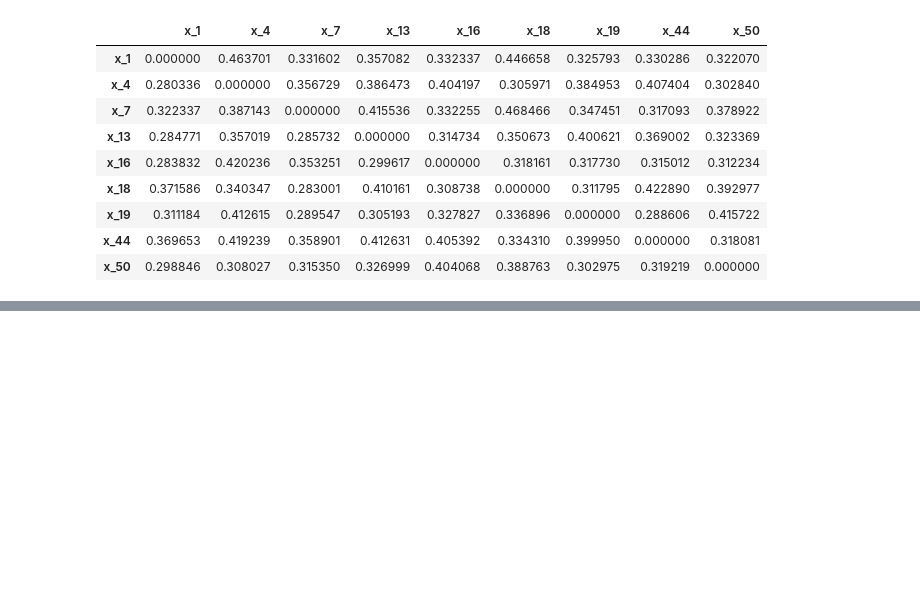
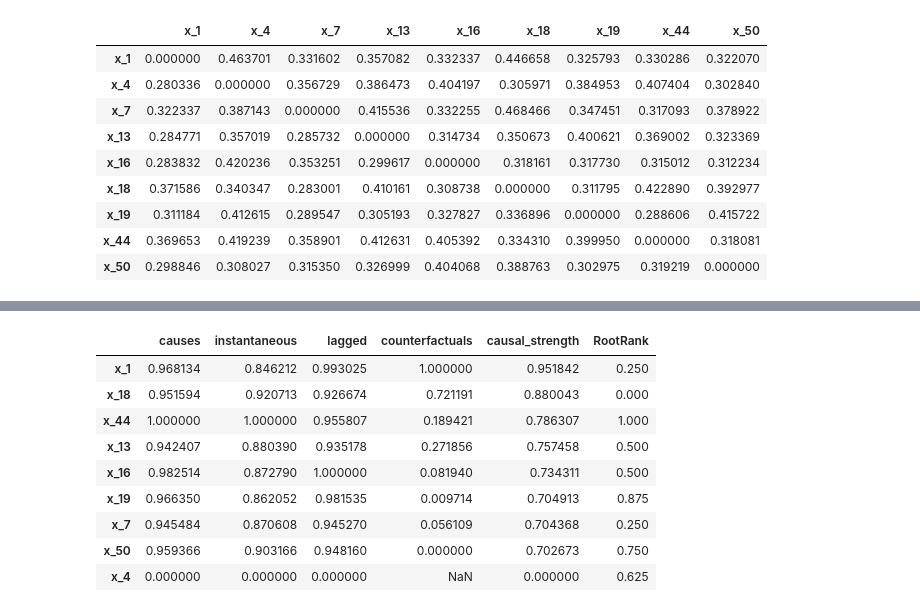
Before and after one commit to lowhornj/CARAT_CI, a Jupyter notebook: src/tennessee_eastman_idv1.ipynb, the cells around one changed output, grey strips where cells are left out. Saved outputs shown, nothing was run; the diff lists cells and outputs as text; code cells hidden in the pictures; blank space fills up the shorter version.

```diff
--- a/src/tennessee_eastman_idv1.ipynb
+++ b/src/tennessee_eastman_idv1.ipynb
@@ -195,0 +385,13 @@ Recon Loss = 3.4642, KL Loss = 0.3201, Lagrangian Loss = 1.9046
+# %%
+dataset_bad = TimeSeriesDataset(bad, device=device, time_steps=TIME_STEPS)
+dataloader_bad = DataLoader(dataset_bad, batch_size=BATCH_SIZE, shuffle=True)
+
+# Initialize model and optimizer
+fine_tuned = CausalGraphVAE(input_dim=bad.shape[1], hidden_dim=hidden_dim,
+                        latent_dim=latent_dim, num_nodes=bad.shape[1],device=device,
+                        time_steps=TIME_STEPS, prior_adj=prior_adj,instantaneous_weight=0.2).to(device)
+optimizer = torch.optim.AdamW(model.parameters(), lr=0.001, weight_decay=1e-4)
+# %%
+mod = two_stage_training(fine_tuned, dataloader_bad, num_epochs_stage1=250, num_epochs_stage2=250,
+                       patience_stage1=10, patience_stage2=10, lr_stage1=1e-4, lr_stage2=5e-4,
+                       batch_size=64, rho_max=4.0, alpha_max=2.0)
@@ -196,3 +416,24 @@ Recon Loss = 3.4642, KL Loss = 0.3201, Lagrangian Loss = 1.9046
+# %%
+X_data = torch.empty(0,device=device)
+T_data = torch.empty(0,device=device)
+for batch_idx, (X_batch, time_batch) in enumerate(dataloader_bad):
+    X_data = torch.cat((X_data[:batch_idx], X_batch, X_data[batch_idx:]))
+    T_data = torch.cat((T_data[:batch_idx], time_batch, T_data[batch_idx:]))
+
+causes= mod.infer_causal_effect(X_data,T_data,'x_4',cols,non_causal_indices=[])
+# %%
+causes
+# %% [output]
+|  | causes | instantaneous | lagged | counterfactuals | causal_strength | RootRank |
+| x_1 | 0.968134 | 0.846212 | 0.993025 | 1.000000 | 0.951842 | 0.250 |
+| x_18 | 0.951594 | 0.920713 | 0.926674 | 0.721191 | 0.880043 | 0.000 |
+| x_44 | 1.000000 | 1.000000 | 0.955807 | 0.189421 | 0.786307 | 1.000 |
+| x_13 | 0.942407 | 0.880390 | 0.935178 | 0.271856 | 0.757458 | 0.500 |
+| x_16 | 0.982514 | 0.872790 | 1.000000 | 0.081940 | 0.734311 | 0.500 |
+| x_19 | 0.966350 | 0.862052 | 0.981535 | 0.009714 | 0.704913 | 0.875 |
+| x_7 | 0.945484 | 0.870608 | 0.945270 | 0.056109 | 0.704368 | 0.250 |
+| x_50 | 0.959366 | 0.903166 | 0.948160 | 0.000000 | 0.702673 | 0.750 |
+| x_4 | 0.000000 | 0.000000 | 0.000000 | NaN | 0.000000 | 0.625 |
 # %%
 TIME_STEPS = 7
 BATCH_SIZE = 25
```
Also changed, not shown: parts of 4 cells of this notebook, 4 other files.
